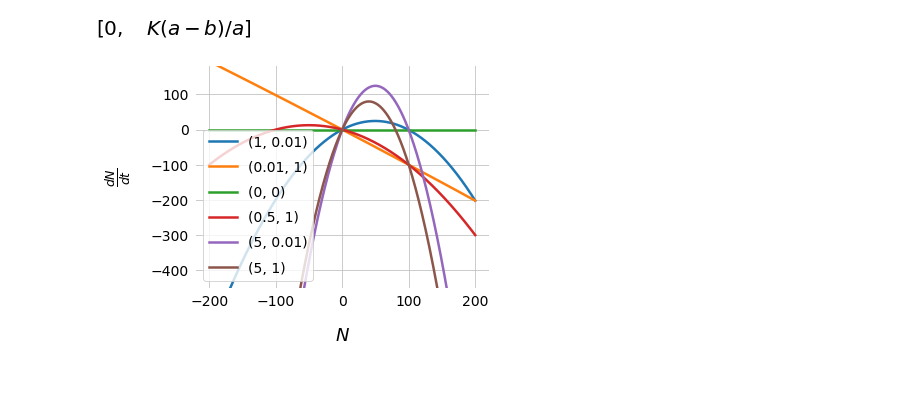
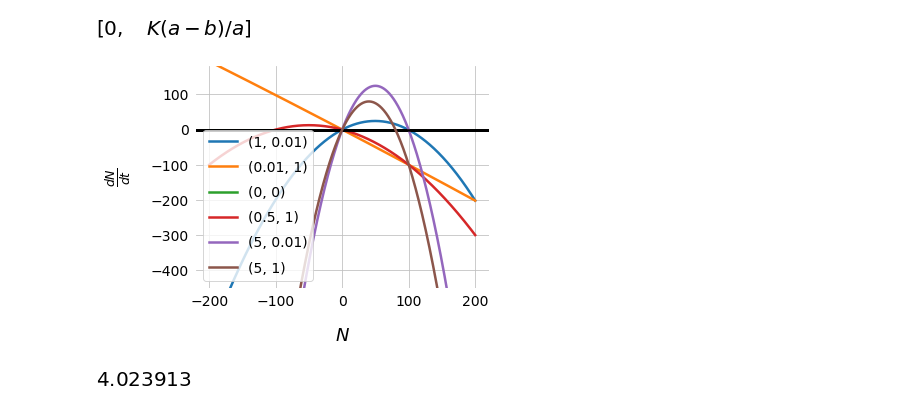
Before and after one commit to tfiers/strogatz, a Jupyter notebook: notebooks/1_1_Population.ipynb, the cells around one changed output. Cells and saved outputs as stored; diff of their text form; code cells hidden in the pictures; blank space fills up the shorter version.

```diff
--- a/notebooks/1_1_Population.ipynb
+++ b/notebooks/1_1_Population.ipynb
@@ -13,20 +13,30 @@ eq = sp.solve(Ndot, N)
 # %%
 Ndot_np = sp.lambdify((N, a, b, K), Ndot)
 
-def plot(a, b, ax):
-    N = np.linspace(-200, 200, 1000)
-    ax.plot(N, Ndot_np(N, a, b, 100), label=f'({a:g}, {b:g})')
+def plot(ax, a, b, K=100, N_lim=200, ylim=(-450, 180)):
+    ax.axhline(0, c='black')
+    N = np.linspace(-N_lim, N_lim, 1000)
+    ax.plot(N, Ndot_np(N, a, b, K), label=f'({a:g}, {b:g})')
     ax.set_xlabel(r'$N$')
     ax.set_ylabel(r'$\frac{dN}{dt}$')
-    ax.set_ylim(-450, 180)
+    ax.set_ylim(ylim)
 
 fig, ax = plt.subplots()
-plot(1, 0.01, ax)
-plot(0.01, 1, ax)
-plot(0, 0, ax)
-plot(0.5, 1, ax)
-plot(5, 0.01, ax)
-plot(5, 1, ax)
+plot(ax, 1, 0.01)
+plot(ax, 0.01, 1)
+plot(ax, 0, 0)
+plot(ax, 0.5, 1)
+plot(ax, 5, 0.01)
+plot(ax, 5, 1)
 ax.legend();
 # %% [output]
-[figure, old version]
+[figure, new version]
+# %%
+KK = 4.2
+alpha = 6.44/100
+beta  = 0.27/100
+
+fixed_point = eq[1]
+fixed_point.evalf(7, dict(K=KK, a=alpha, b=beta))
+# %% [output]
+[figure, added]
```
Also changed, not shown: parts of 3 cells of this notebook, 2 other files.
